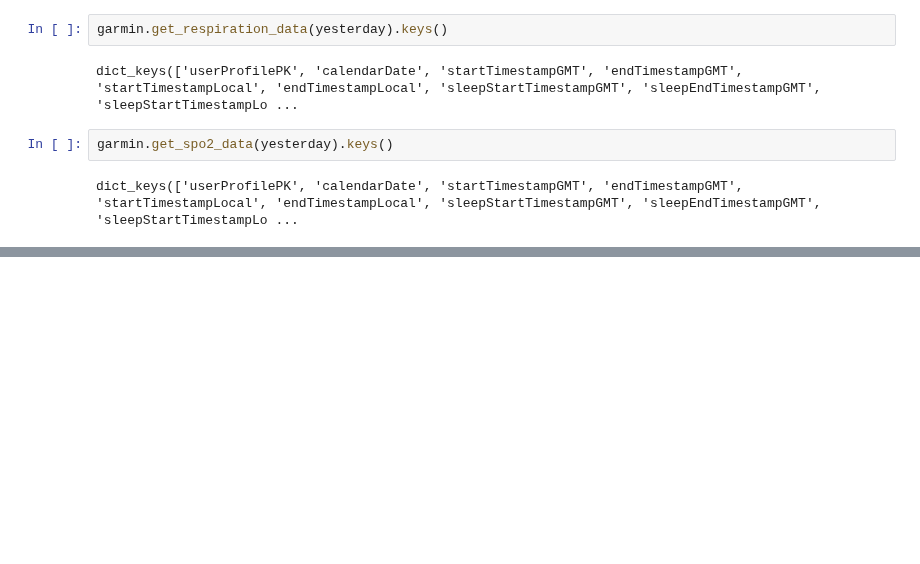
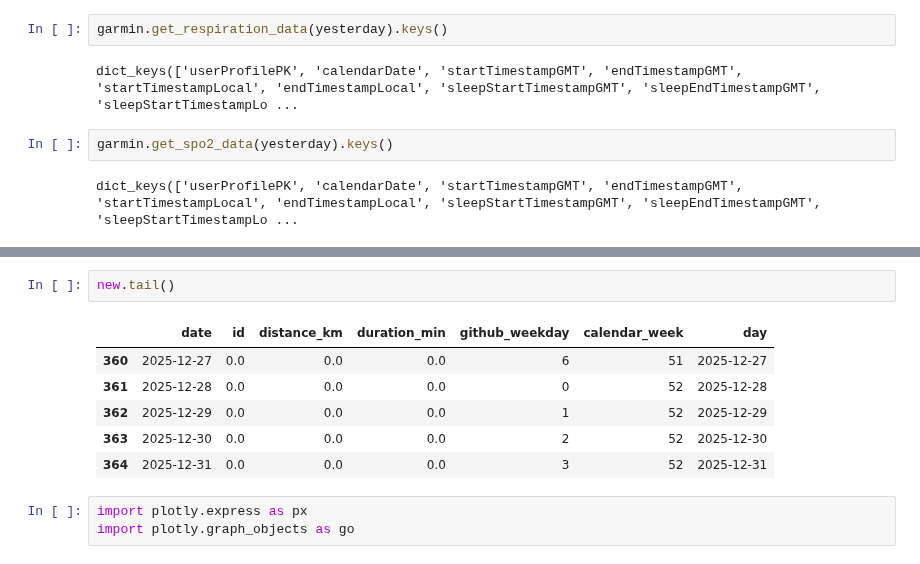
Before and after one commit to rotkehlxen/runbox, a Jupyter notebook: reference.ipynb, the cells around one changed output, grey strips where cells are left out. Saved outputs shown, nothing was run; the diff lists cells and outputs as text; blank space fills up the shorter version.

```diff
--- a/reference.ipynb
+++ b/reference.ipynb
@@ -163,0 +360,12 @@ garmin.get_all_day_stress(yesterday)['bodyBatteryValuesArray'][:10]
+# %%
+new.tail()
+# %% [output]
+|  | date | id | distance_km | duration_min | github_weekday | calendar_week | day |
+| 360 | 2025-12-27 | 0.0 | 0.0 | 0.0 | 6 | 51 | 2025-12-27 |
+| 361 | 2025-12-28 | 0.0 | 0.0 | 0.0 | 0 | 52 | 2025-12-28 |
+| 362 | 2025-12-29 | 0.0 | 0.0 | 0.0 | 1 | 52 | 2025-12-29 |
+| 363 | 2025-12-30 | 0.0 | 0.0 | 0.0 | 2 | 52 | 2025-12-30 |
+| 364 | 2025-12-31 | 0.0 | 0.0 | 0.0 | 3 | 52 | 2025-12-31 |
+# %%
+import plotly.express as px
+import plotly.graph_objects as go
```
Also changed, not shown: parts of 52 cells of this notebook.
